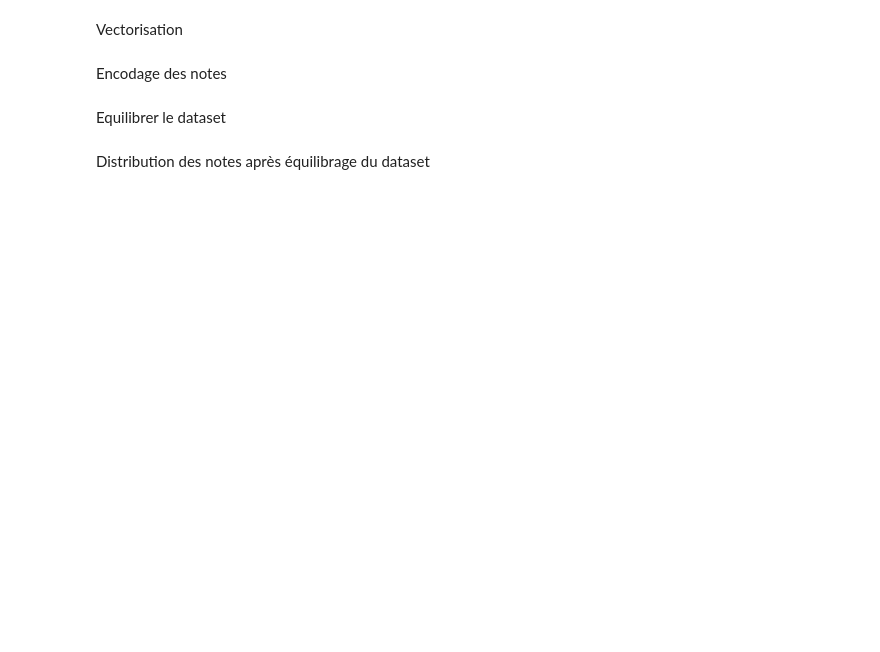
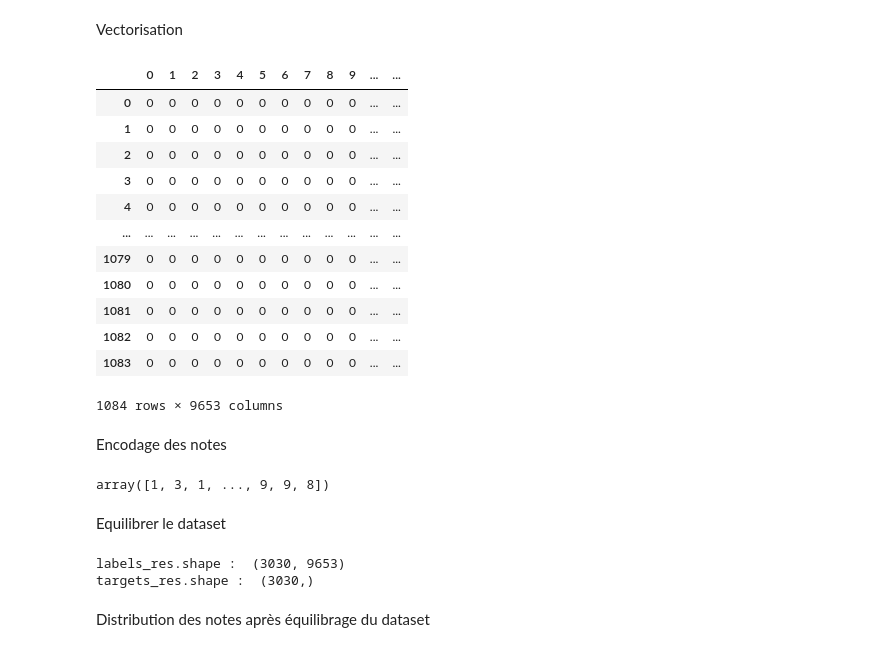
Before and after one commit to MaillotCedric/nlp-allocine, a Jupyter notebook: Allociné - Set de données/dataset_cleaner.ipynb, the cells around one changed output. Cells and saved outputs as stored; diff of their text form; code cells hidden in the pictures; blank space fills up the shorter version.

```diff
--- a/Allociné - Set de données/dataset_cleaner.ipynb
+++ b/Allociné - Set de données/dataset_cleaner.ipynb
@@ -81,19 +109,35 @@ Vectorisation
 # %%
 labels = allocine_df.loc[:, allocine_df.columns != 'note']
 targets = allocine_df.note
 
 cv = CountVectorizer(binary=True)
 cv.fit(labels["commentaire"])
 labels_onehot = cv.transform(labels["commentaire"])
 
-# pd.DataFrame(labels_onehot.toarray())
+pd.DataFrame(labels_onehot.toarray())
+# %% [output]
+|  | 0 | 1 | 2 | 3 | 4 | 5 | 6 | 7 | 8 | 9 | ... | ... |
+| 0 | 0 | 0 | 0 | 0 | 0 | 0 | 0 | 0 | 0 | 0 | ... | ... |
+| 1 | 0 | 0 | 0 | 0 | 0 | 0 | 0 | 0 | 0 | 0 | ... | ... |
+| 2 | 0 | 0 | 0 | 0 | 0 | 0 | 0 | 0 | 0 | 0 | ... | ... |
+| 3 | 0 | 0 | 0 | 0 | 0 | 0 | 0 | 0 | 0 | 0 | ... | ... |
+| 4 | 0 | 0 | 0 | 0 | 0 | 0 | 0 | 0 | 0 | 0 | ... | ... |
+| ... | ... | ... | ... | ... | ... | ... | ... | ... | ... | ... | ... | ... |
+| 1079 | 0 | 0 | 0 | 0 | 0 | 0 | 0 | 0 | 0 | 0 | ... | ... |
+| 1080 | 0 | 0 | 0 | 0 | 0 | 0 | 0 | 0 | 0 | 0 | ... | ... |
+| 1081 | 0 | 0 | 0 | 0 | 0 | 0 | 0 | 0 | 0 | 0 | ... | ... |
+| 1082 | 0 | 0 | 0 | 0 | 0 | 0 | 0 | 0 | 0 | 0 | ... | ... |
+| 1083 | 0 | 0 | 0 | 0 | 0 | 0 | 0 | 0 | 0 | 0 | ... | ... |
+1084 rows × 9653 columns
 # %% [markdown]
 Encodage des notes
 # %%
 lab = preprocessing.LabelEncoder()
 targets_transformed = lab.fit_transform(targets)
 
-# targets_transformed
+targets_transformed
+# %% [output]
+array([1, 3, 1, ..., 9, 9, 8])
 # %% [markdown]
 Equilibrer le dataset
 # %%
@@ -102,6 +146,12 @@ k = 1
 
 sm = SMOTE(sampling_strategy='auto', k_neighbors=k, random_state=seed)
 labels_res, targets_res = sm.fit_resample(labels_onehot, targets_transformed)
+# %%
+print("labels_res.shape : ", labels_res.shape)
+print("targets_res.shape : ", targets_res.shape)
+# %% [output]
+labels_res.shape :  (3030, 9653)
+targets_res.shape :  (3030,)
 # %% [markdown]
 Distribution des notes après équilibrage du dataset
 # %%
```
Also changed, not shown: parts of 5 cells of this notebook.
